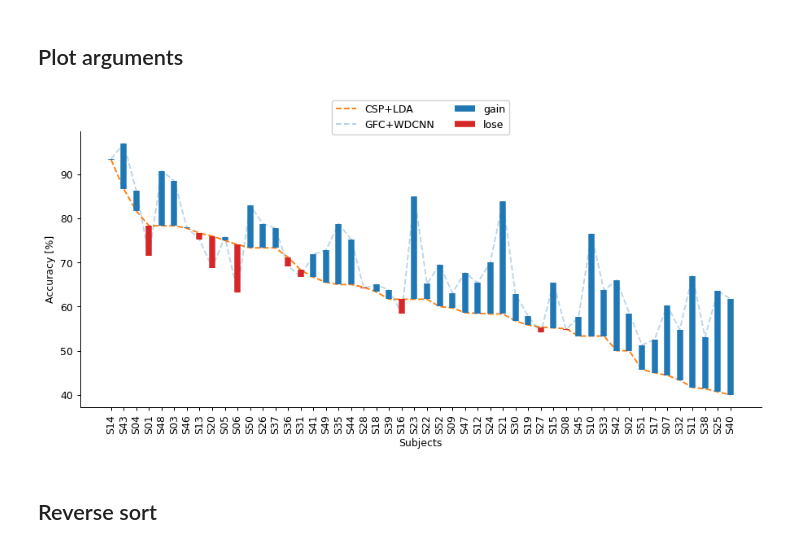
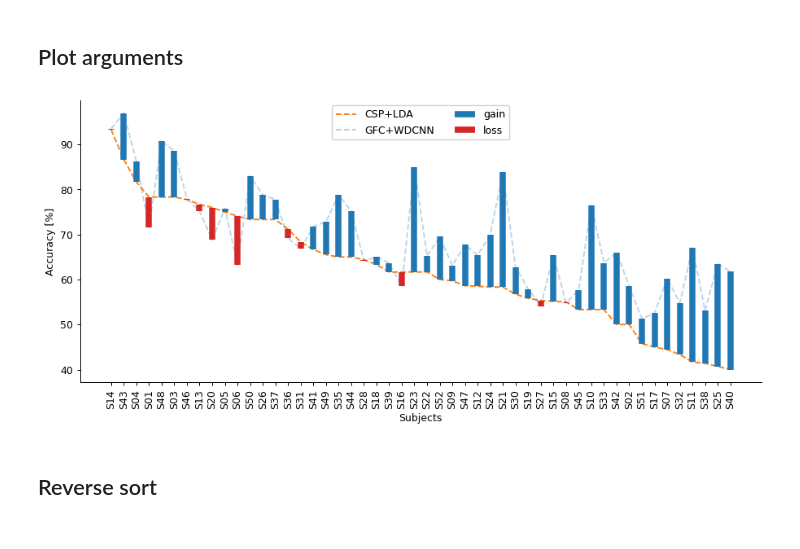
Before and after one commit to UN-GCPDS/python-gcpds.visualizations, a Jupyter notebook: docs/source/notebooks/02-comparison_accuracy_gain.ipynb, the cells around one changed output. Cells and saved outputs as stored; diff of their text form; code cells hidden in the pictures.

```diff
--- a/docs/source/notebooks/02-comparison_accuracy_gain.ipynb
+++ b/docs/source/notebooks/02-comparison_accuracy_gain.ipynb
@@ -42,28 +42,28 @@ labels = ['CSP+LDA', 'GFC+WDCNN']
 # %%
 fig = agco(
     method_1, method_2, ticks, labels, sort='method_1',
 
     # styles
     reference_c='C1',
     gain_c='C0',
-    lose_c='C3',
+    loss_c='C3',
     barwidth=6,
 
     # labels
     ylabel='Accuracy [%]',
     xlabel='Subjects',
-    gain_labels=['gain', 'lose'],
+    gain_labels=['gain', 'loss'],
 
     # figure options
     size=(12, 5),
     fig=None,
     ax=None,
     dpi=90,
 )
 
 fig;
 # %% [output]
-[figure, old version]
+[figure, new version]
 # %% [markdown]
 ## Reverse sort
 # %%
```
Also changed, not shown: parts of 7 cells of this notebook.
